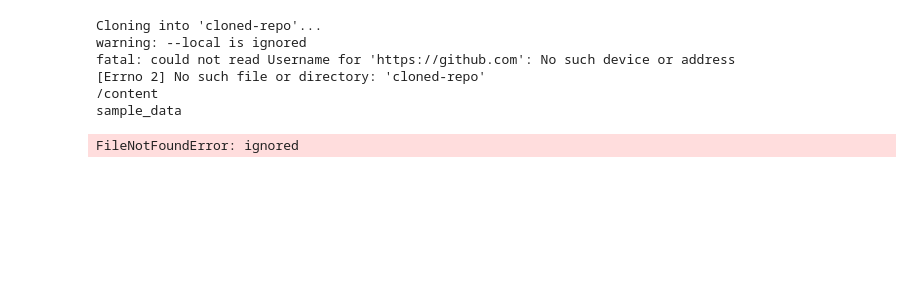
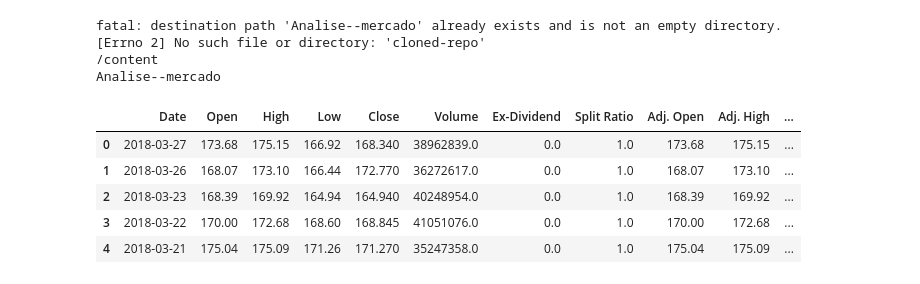
Before and after one commit to fiuzaaa/Analise--mercado, a Jupyter notebook: TrendLine.ipynb, the cells around one changed output. Drawn from its saved outputs; the diff is of its cells as text; code cells hidden in the pictures; blank space fills up the shorter version.

```diff
--- a/TrendLine.ipynb
+++ b/TrendLine.ipynb
@@ -2,24 +2,34 @@
 <a href="https://colab.research.google.com/github/fiuzaaa/Analise--mercado/blob/master/TrendLine.ipynb" target="_parent"><img src="https://colab.research.google.com/assets/colab-badge.svg" alt="Open In Colab"/></a>
 # %%
 # Clone the entire repo.
-!git clone -l -s https://github.com/fiuzaaa/Analise--mercado cloned-repo
+import os
+from getpass import getpass
+user = 'fiuzaaa'
+password = 'mathema10!'
+os.environ['GITHUB_AUTH'] = user + ':' + password
+!git clone https://$GITHUB_AUTH@github.com/fiuzaaa/Analise--mercado.git
+
+
 %cd cloned-repo
 !ls
 # %% [output]
-Cloning into 'cloned-repo'...
-warning: --local is ignored
-fatal: could not read Username for 'https://github.com': No such device or address
+fatal: destination path 'Analise--mercado' already exists and is not an empty directory.
 [Errno 2] No such file or directory: 'cloned-repo'
 /content
-sample_data
+Analise--mercado
 # %%
 import pandas as pd
 from scipy.stats import linregress
 # %%
-data = pd.read_csv('WIKI-AAPL.csv')
+data = pd.read_csv('Analise--mercado/Data/WIKI-AAPL.csv')
 data.head()
 # %% [output]
-FileNotFoundError: ignored
+|  | Date | Open | High | Low | Close | Volume | Ex-Dividend | Split Ratio | Adj. Open | Adj. High | ... |
+| 0 | 2018-03-27 | 173.68 | 175.15 | 166.92 | 168.340 | 38962839.0 | 0.0 | 1.0 | 173.68 | 175.15 | ... |
+| 1 | 2018-03-26 | 168.07 | 173.10 | 166.44 | 172.770 | 36272617.0 | 0.0 | 1.0 | 168.07 | 173.10 | ... |
+| 2 | 2018-03-23 | 168.39 | 169.92 | 164.94 | 164.940 | 40248954.0 | 0.0 | 1.0 | 168.39 | 169.92 | ... |
+| 3 | 2018-03-22 | 170.00 | 172.68 | 168.60 | 168.845 | 41051076.0 | 0.0 | 1.0 | 170.00 | 172.68 | ... |
+| 4 | 2018-03-21 | 175.04 | 175.09 | 171.26 | 171.270 | 35247358.0 | 0.0 | 1.0 | 175.04 | 175.09 | ... |
 # %%
 data0 = data.copy()
 data0['date_id'] =  data0.index
```
Also changed, not shown: parts of 1 cell of this notebook.
